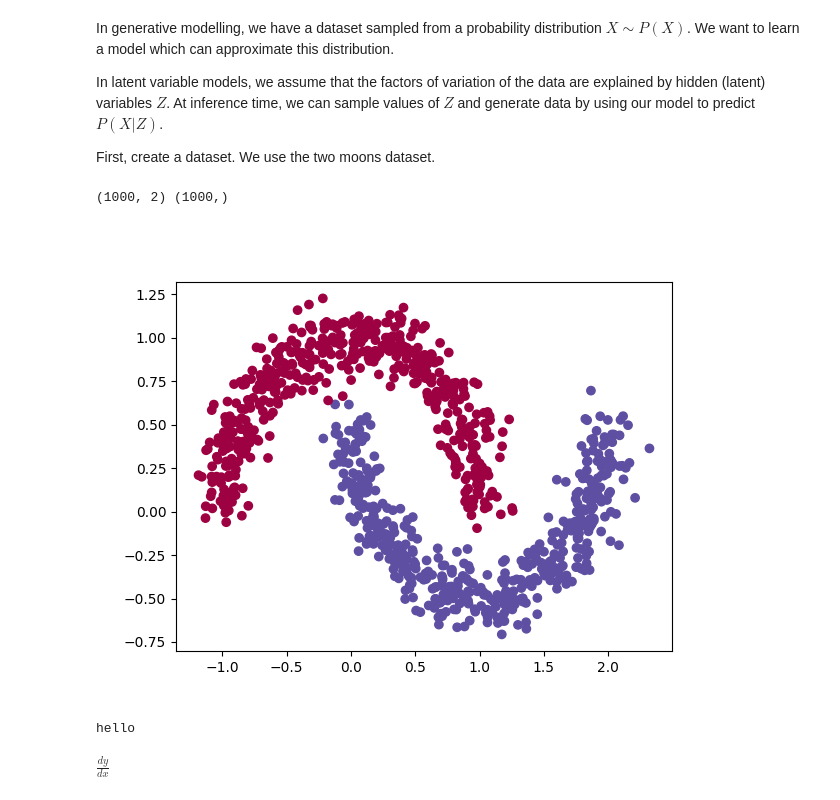
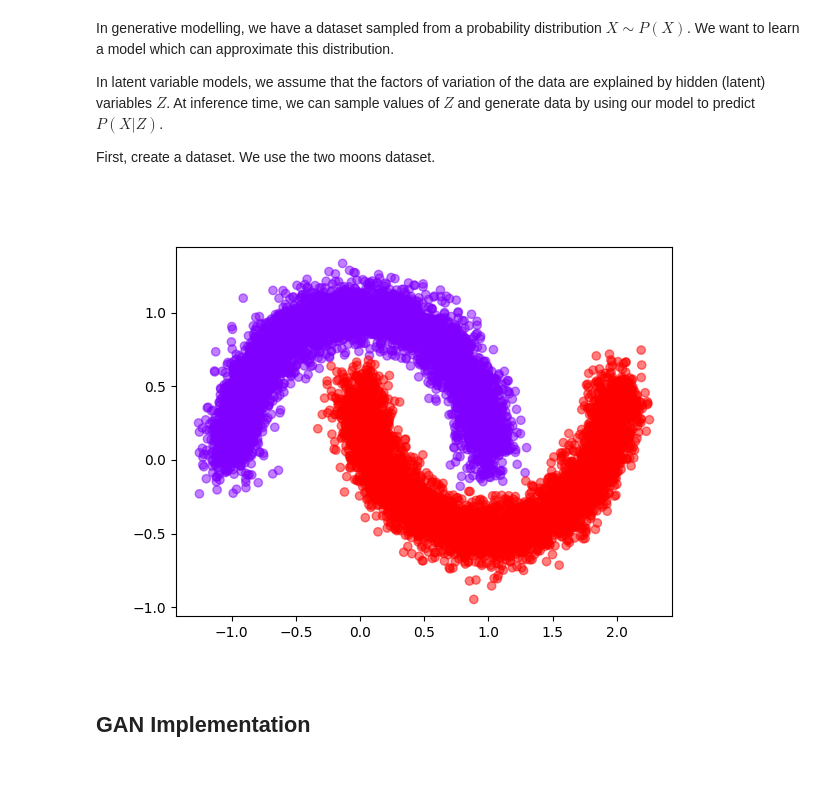
Before and after one commit to Charl-AI/ml_basics, a Jupyter notebook: generative_models/tutorial.ipynb, the cells around one changed output. Saved outputs shown, nothing was run; the diff lists cells and outputs as text; code cells hidden in the pictures; blank space fills up the shorter version.

```diff
--- a/generative_models/tutorial.ipynb
+++ b/generative_models/tutorial.ipynb
@@ -6,26 +6,46 @@ In generative modelling, we have a dataset sampled from a probability distributi
 In latent variable models, we assume that the factors of variation of the data are explained by hidden (latent) variables $Z$. At inference time, we can sample values of $Z$ and generate data by using our model to predict $P(X \vert Z)$.
 
 First, create a dataset. We use the two moons dataset.
-# %%
-import os
-from PIL import Image
-import sklearn.datasets as datasets
-import matplotlib.pyplot as plt
-
-os.makedirs("outputs", exist_ok=True)
-
-X, y = datasets.make_moons(n_samples=1000, noise=0.1)
-print(X.shape, y.shape)
-
-plt.scatter(X[:, 0], X[:, 1], c=y, cmap=plt.cm.Spectral)
-plt.savefig("outputs/moons.png")
-plt.close()
-Image.open("outputs/moons.png").show()
-
-print("hello")
-# %% [output]
-(1000, 2) (1000,)
-[figure, removed]
-hello
-# %% [markdown]
-$\frac{dy}{dx}$
+# %%
+import os
+from PIL import Image
+import matplotlib.pyplot as plt
+import numpy as np
+import sklearn.datasets as datasets
+import torch
+from torch.utils.data import DataLoader, Dataset, random_split
+
+# we save images to outputs/ and read them instead of displaying them directly,
+# this helps fix a matplotlib bug when doing live colla
+os.makedirs("outputs", exist_ok=True)
+
+
+class MoonsDataset(Dataset):
+    def __init__(self, n_samples=10000, noise=0.1):
+        X, y = datasets.make_moons(n_samples=10000, noise=0.1)
+        assert isinstance(X, np.ndarray) and isinstance(y, np.ndarray)
+
+        self.X = torch.from_numpy(X).float()
+        self.y = torch.from_numpy(y).long()
+    def __len__(self):
+        return len(self.X)
+    def __getitem__(self, idx):
+        return self.X[idx], self.y[idx]
+
+
+ds = MoonsDataset()
+n_train, n_val, n_test = 6000, 2000, 2000
+train_ds, val_ds, test_ds = random_split(ds, [n_train, n_val, n_test])
+
+train_loader = DataLoader(train_ds, batch_size=128, shuffle=True)
+val_loader = DataLoader(val_ds, batch_size=128, shuffle=False)
+test_loader = DataLoader(test_ds, batch_size=128, shuffle=False)
+
+plt.scatter(ds.X[:, 0], ds.X[:, 1], c=ds.y, cmap="rainbow", alpha=0.5)
+plt.savefig("outputs/moons.png")
+plt.close()
+Image.open("outputs/moons.png").show()
+# %% [output]
+[figure, added]
+# %% [markdown]
+## GAN Implementation
```
Also changed, not shown: parts of 1 cell of this notebook.
